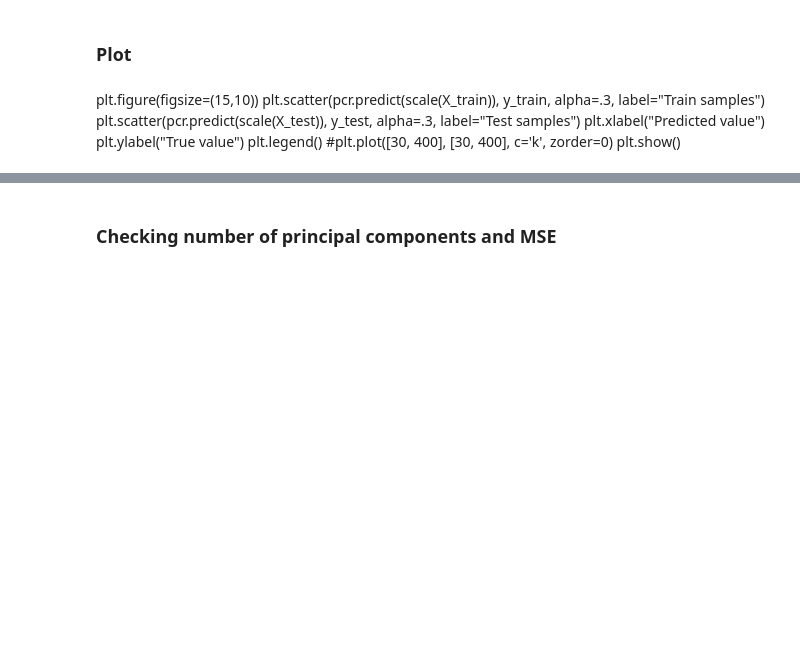
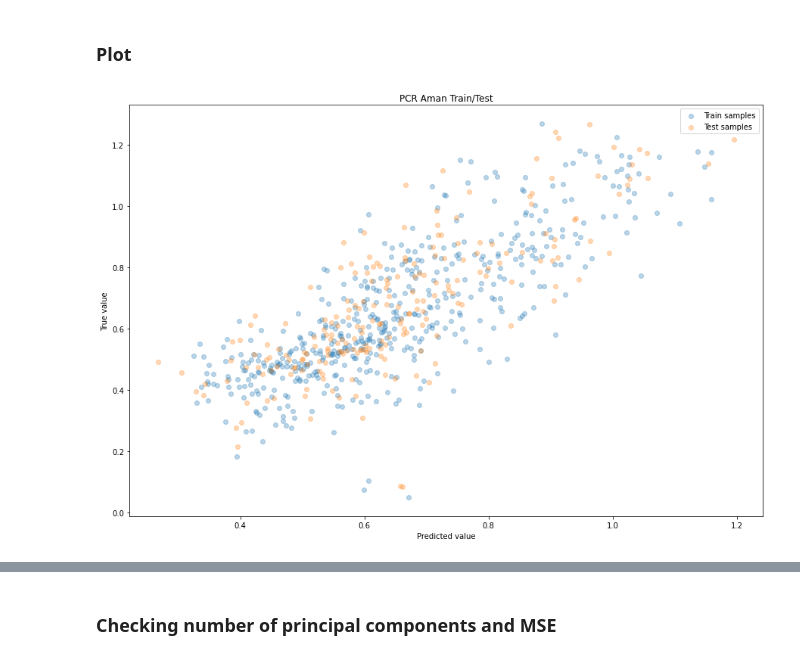
Before and after one commit to navid-almusabbir/498R-Crop-Yield-PCR-PLSR, a Jupyter notebook: PCR-PLSR-Aman.ipynb, the cells around one changed output, grey strips where cells are left out. Drawn from its saved outputs; the diff is of its cells as text; code cells hidden in the pictures; blank space fills up the shorter version.

```diff
--- a/PCR-PLSR-Aman.ipynb
+++ b/PCR-PLSR-Aman.ipynb
@@ -153,11 +194,14 @@ MAE = 0.11695807390218585
 # %% [markdown]
 ### Plot
-# %% [markdown]
-plt.figure(figsize=(15,10))
-plt.scatter(pcr.predict(scale(X_train)), y_train, alpha=.3, label="Train samples")
-plt.scatter(pcr.predict(scale(X_test)), y_test, alpha=.3, label="Test samples")
-plt.xlabel("Predicted value")
-plt.ylabel("True value")
-plt.legend()
-#plt.plot([30, 400], [30, 400], c='k', zorder=0)
-plt.show()
+# %%
+plt.figure(figsize=(15,10))
+plt.scatter(pcr.predict(scale(X_train)), y_train, alpha=.3, label="Train samples")
+plt.scatter(pcr.predict(scale(X_test)), y_test, alpha=.3, label="Test samples")
+plt.title('PCR Aman Train/Test')
+plt.xlabel("Predicted value")
+plt.ylabel("True value")
+plt.legend()
+plt.savefig("figures/pcr_aman.png")
+plt.show()
+# %% [output]
+[figure, added]
```
Also changed, not shown: parts of 30 cells of this notebook, 25 other files.
